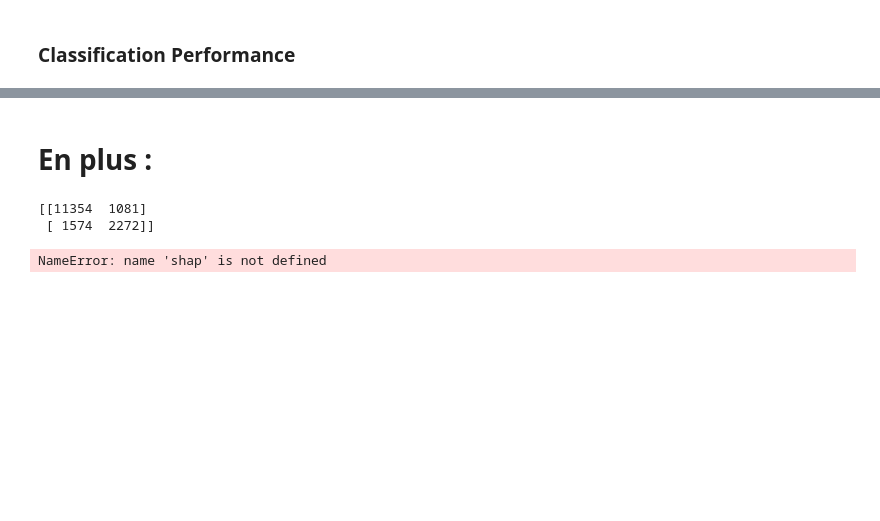
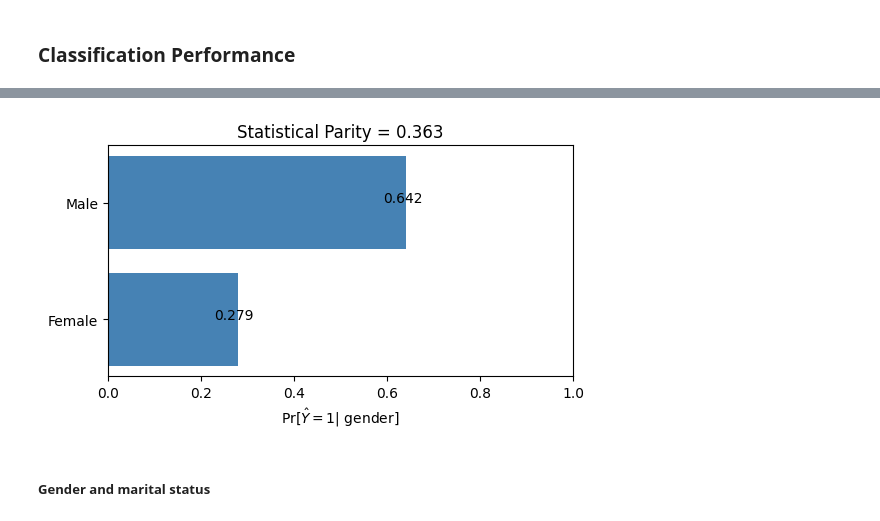
Before and after one commit to Oriiiane/SDI_DA, a Jupyter notebook: DA_notebook.ipynb, the cells around one changed output, grey strips where cells are left out. Cells and saved outputs as stored; diff of their text form; code cells hidden in the pictures; blank space fills up the shorter version.

```diff
--- a/DA_notebook.ipynb
+++ b/DA_notebook.ipynb
@@ -478,0 +407,4 @@ x_test_scaled.head()
+# %%
+# Compilation and training
+mlp.compile(optimizer=Adam(learning_rate=0.001), loss='binary_crossentropy', metrics=['accuracy'])
+mlp.fit(subxtrain, subytrain, epochs=100, batch_size=32, verbose=0)
@@ -479,6 +420,6 @@ x_test_scaled.head()
 # %% [markdown]
 ### Classification Performance
 # %%
-yhat = mlp.predict(x_test_encoded)
-print(classification_report(np.array(y_test), yhat, target_names=['<=50K', '>50K']))
+yhat = (mlp.predict(subxtest) >= 0.5).astype(int).ravel()
+print(classification_report(np.array(subytest), yhat, target_names=['<=50K', '>50K']))
 # %% [output]
@@ -556,26 +448,33 @@ plt.show()
-# %% [markdown]
-# En plus  :
-# %%
-from sklearn.ensemble import RandomForestClassifier
-from sklearn.metrics import confusion_matrix
-import seaborn as sns
-
-rfclf = RandomForestClassifier()
-
-rfclf.fit(x_train_scaled, y_train)
-
-y_hat_rfclf = rfclf.predict(x_test_scaled)
-mat = confusion_matrix(y_test,y_hat_rfclf)
-print(mat)
-# %% [output]
-[[11354  1081]
- [ 1574  2272]]
-# %%
-shap
-import shap
-explainer = shap.Explainer(mlp_loaded)
-shap_values = explainer.shap_values(x_scaled)
-
-shap.summary_plot(shap_values, x_scaled)
-# %% [output]
-NameError: name 'shap' is not defined
+# %%
+# We compute P(Ŷ = 1 | Sex) using MetricFrame
+gender_cond = MetricFrame(
+    metrics=mean_prediction,
+    y_true=subytest_bis,
+    y_pred=yhat,
+    sensitive_features=subxtest_bis['gender']
+)
+# %%
+# We extract probabilities per group
+probas = gender_cond.by_group.to_dict()
+
+groups = list(probas.keys())
+values = list(probas.values())
+# %%
+# Plot bar chart
+fig, ax = plt.subplots(figsize=(6, 3))
+ax.barh(groups, values, color="steelblue")
+
+# Add value labels on bars
+for i, v in enumerate(values):
+    ax.text(v - 0.05, i, f"{v:.3f}")
+
+stat_parity = demographic_parity_difference(y_true=subytest_bis, y_pred=yhat, sensitive_features=subxtest_bis['gender'])
+ax.set_xlabel(r"Pr[$\hat{Y} = 1 |$ gender]")
+ax.set_title(f"Statistical Parity = {stat_parity:.3f}")
+ax.set_xlim(0, 1)  # Adjust the x-axis range
+
+plt.show()
+# %% [output]
+[figure, added]
+# %% [markdown]
+##### Gender and marital status
```
Also changed, not shown: parts of 69 cells of this notebook.
